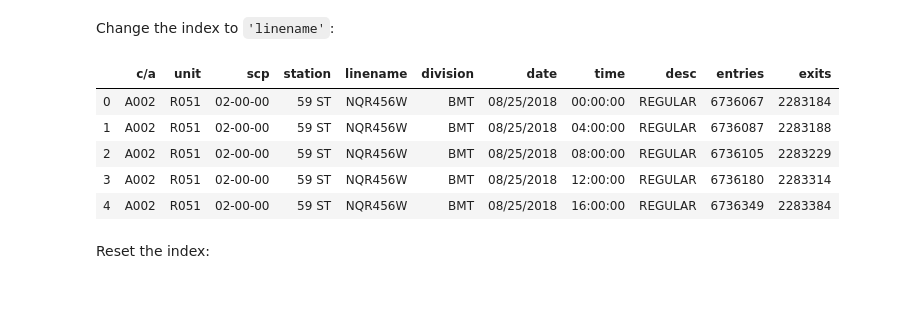
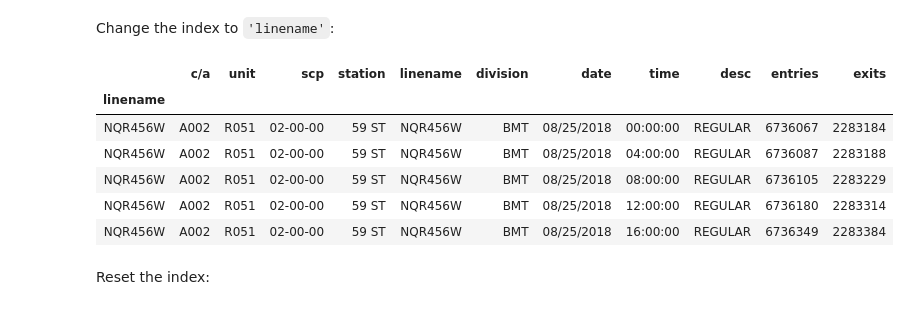
Before and after one commit to wiggimt/dsc-enterprise-chevron-pandas-series-and-dataframes-lab-chevron-dataeng-100419, a Jupyter notebook: index.ipynb, the cells around one changed output. Cells and saved outputs as stored; diff of their text form; code cells hidden in the pictures.

```diff
--- a/index.ipynb
+++ b/index.ipynb
@@ -53,15 +53,16 @@ Index(['c/a', 'unit', 'scp', 'station', 'linename', 'division', 'date', 'time',
 Change the index to `'linename'`:
 # %%
 # Change the index to 'linename'
-df.set_index(df['linename'])
+df = df.set_index(df['linename'])
 df.head()
 # %% [output]
 |  | c/a | unit | scp | station | linename | division | date | time | desc | entries | exits |
-| 0 | A002 | R051 | 02-00-00 | 59 ST | NQR456W | BMT | 08/25/2018 | 00:00:00 | REGULAR | 6736067 | 2283184 |
-| 1 | A002 | R051 | 02-00-00 | 59 ST | NQR456W | BMT | 08/25/2018 | 04:00:00 | REGULAR | 6736087 | 2283188 |
-| 2 | A002 | R051 | 02-00-00 | 59 ST | NQR456W | BMT | 08/25/2018 | 08:00:00 | REGULAR | 6736105 | 2283229 |
-| 3 | A002 | R051 | 02-00-00 | 59 ST | NQR456W | BMT | 08/25/2018 | 12:00:00 | REGULAR | 6736180 | 2283314 |
-| 4 | A002 | R051 | 02-00-00 | 59 ST | NQR456W | BMT | 08/25/2018 | 16:00:00 | REGULAR | 6736349 | 2283384 |
+| linename |  |  |  |  |  |  |  |  |  |  |  |
+| NQR456W | A002 | R051 | 02-00-00 | 59 ST | NQR456W | BMT | 08/25/2018 | 00:00:00 | REGULAR | 6736067 | 2283184 |
+| NQR456W | A002 | R051 | 02-00-00 | 59 ST | NQR456W | BMT | 08/25/2018 | 04:00:00 | REGULAR | 6736087 | 2283188 |
+| NQR456W | A002 | R051 | 02-00-00 | 59 ST | NQR456W | BMT | 08/25/2018 | 08:00:00 | REGULAR | 6736105 | 2283229 |
+| NQR456W | A002 | R051 | 02-00-00 | 59 ST | NQR456W | BMT | 08/25/2018 | 12:00:00 | REGULAR | 6736180 | 2283314 |
+| NQR456W | A002 | R051 | 02-00-00 | 59 ST | NQR456W | BMT | 08/25/2018 | 16:00:00 | REGULAR | 6736349 | 2283384 |
 # %% [markdown]
 Reset the index:
 # %%
```
